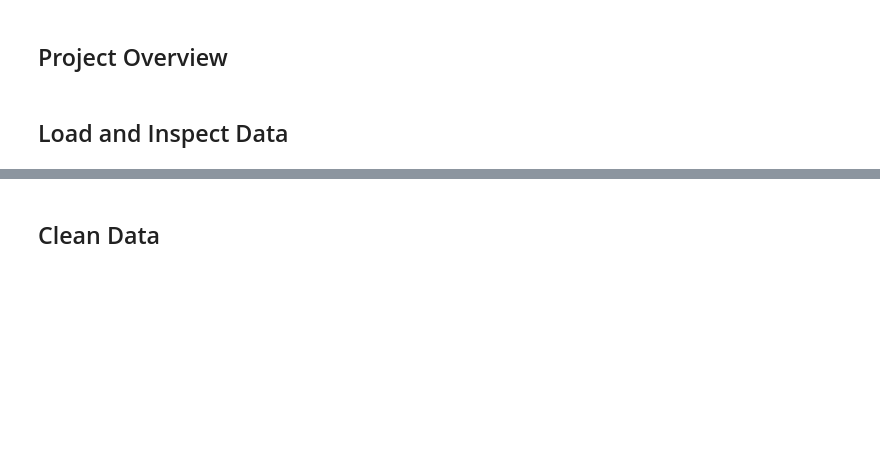
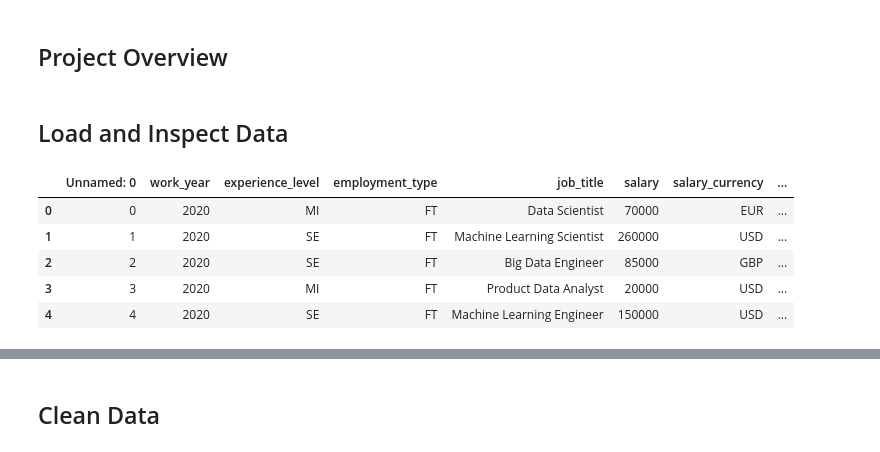
Before and after one commit to Aggie2024/Prediction-of-Product-Sales, a Jupyter notebook: Prediction_of_Product_Sales.ipynb, the cells around one changed output, grey strips where cells are left out. Cells and saved outputs as stored; diff of their text form; code cells hidden in the pictures; blank space fills up the shorter version.

```diff
--- a/Prediction_of_Product_Sales.ipynb
+++ b/Prediction_of_Product_Sales.ipynb
@@ -9,0 +16,10 @@
+# %%
+# preview of the data
+df_sales.head()
+# %% [output]
+|  | Unnamed: 0 | work_year | experience_level | employment_type | job_title | salary | salary_currency | ... |
+| 0 | 0 | 2020 | MI | FT | Data Scientist | 70000 | EUR | ... |
+| 1 | 1 | 2020 | SE | FT | Machine Learning Scientist | 260000 | USD | ... |
+| 2 | 2 | 2020 | SE | FT | Big Data Engineer | 85000 | GBP | ... |
+| 3 | 3 | 2020 | MI | FT | Product Data Analyst | 20000 | USD | ... |
+| 4 | 4 | 2020 | SE | FT | Machine Learning Engineer | 150000 | USD | ... |
```
Also changed, not shown: parts of 42 cells of this notebook.
